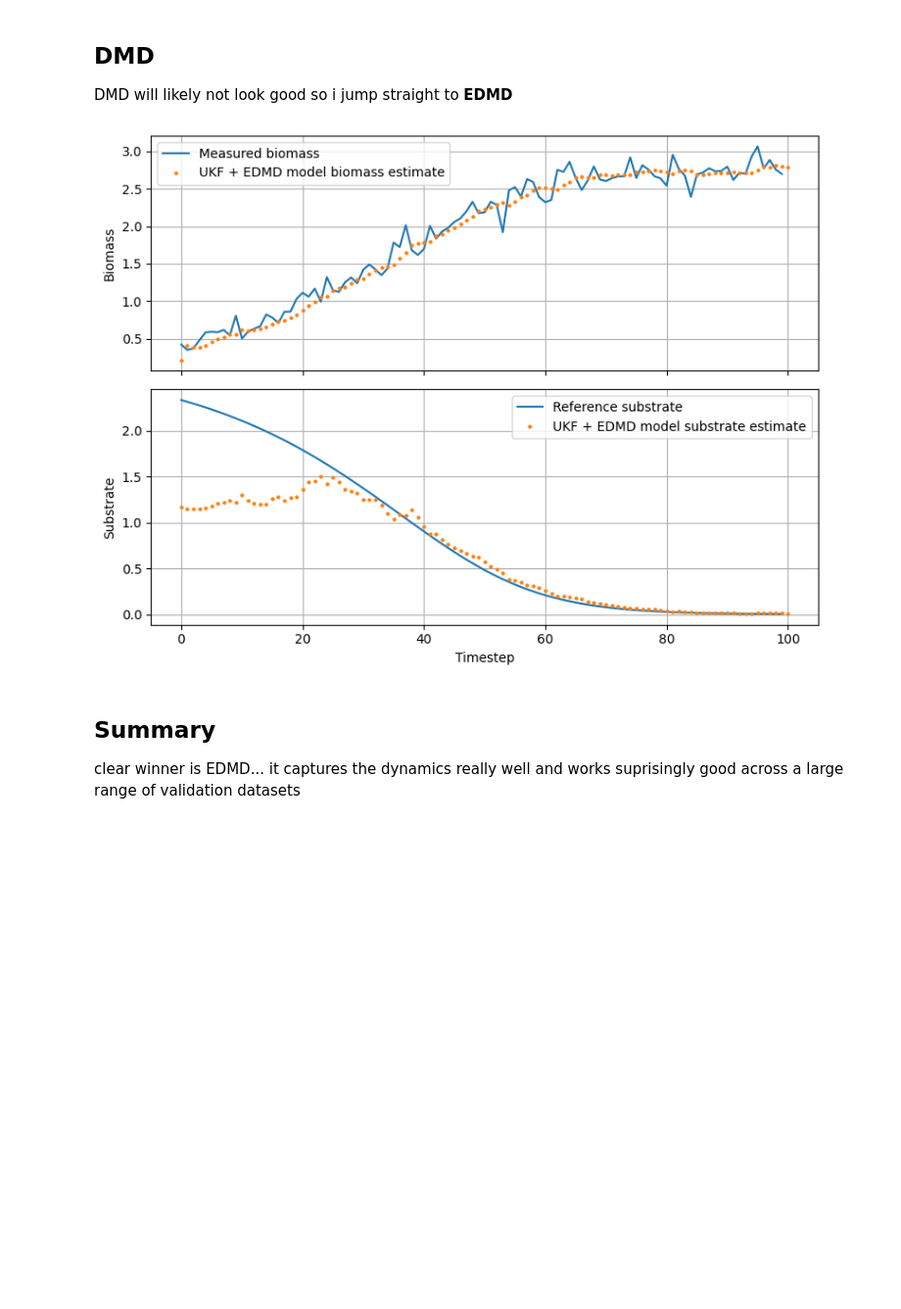
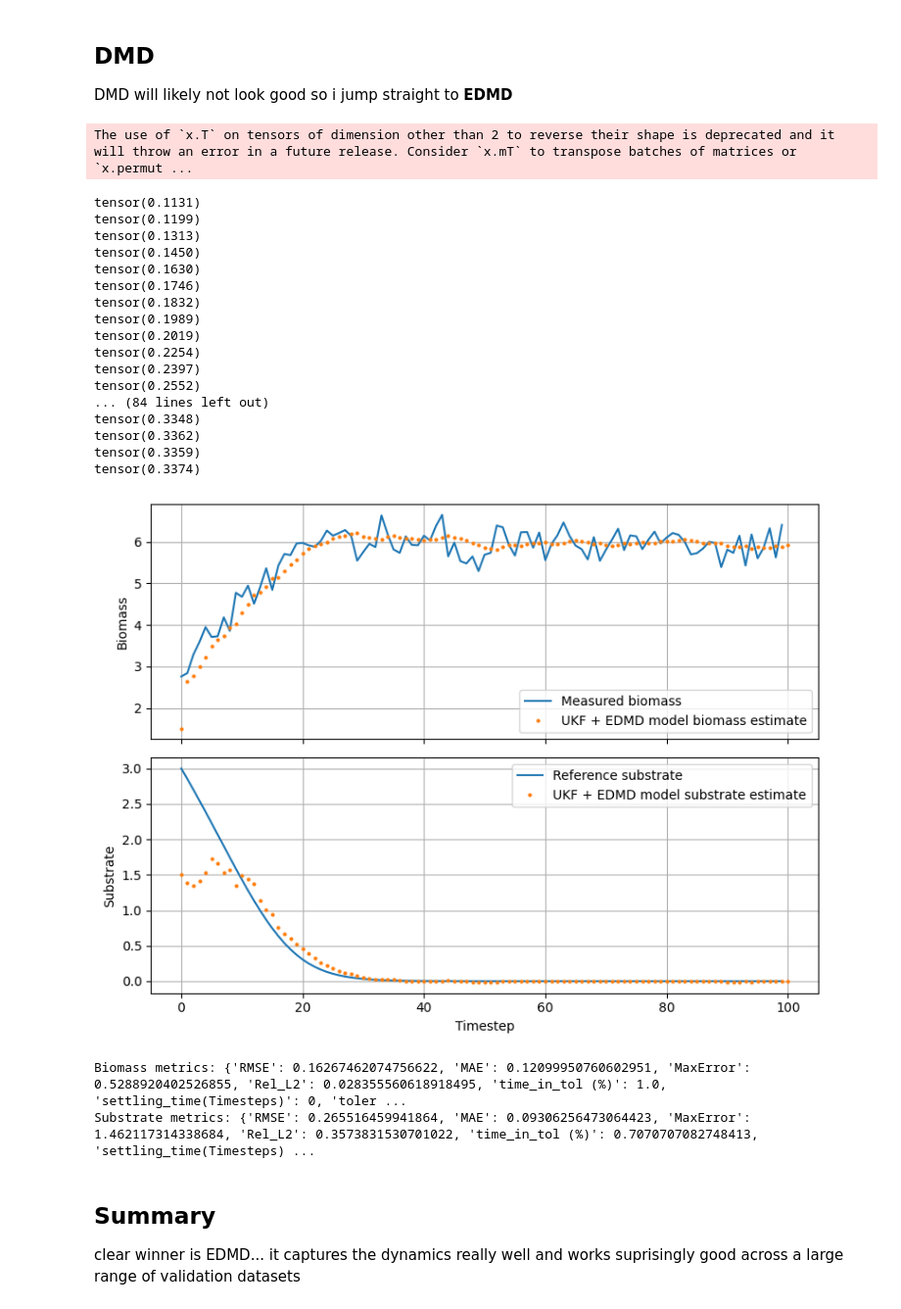
Before and after one commit to therealtoby1/Master, a Jupyter notebook: Cell_growth_integro_diff_Batch.ipynb, the cells around one changed output. Shown at 98% size. Drawn from its saved outputs; the diff is of its cells as text; code cells hidden in the pictures; blank space fills up the shorter version.

```diff
--- a/Cell_growth_integro_diff_Batch.ipynb
+++ b/Cell_growth_integro_diff_Batch.ipynb
@@ -518,22 +538,18 @@ norm_scales=torch.load("Training_data_integro_diff_batch/normalization_scales.pt
 the way i set it up the UKF takes place in the normalized space (otherwise the numbers get too big--> Nan values), so the user passes n_max and s_max (that was used in the training and can be found in the normalization_scales.pkl) and can also assign the covariance matrices. in the end i plot the stuff
 # %%
 #load dataset for comparison
-with open("Training_data_integro_diff_batch\Dataset_validation_integro_diff_Batch.pkl", "rb") as f:
+with open("Training_data_integro_diff_batch\Dataset_validation_integro_diff_Batch_for_plots.pkl", "rb") as f:
     Dataset_validation = pickle.load(f)
 
-N_pde= Dataset_validation[10]["n"]
-S_pde=Dataset_validation[10]["S"]
+N_pde= Dataset_validation[0]["n"]
+S_pde=Dataset_validation[0]["S"]
 biomass_measurement= (N_pde  * m[:,None]).sum(axis=0) * delta_m
 
 noise_std = 0.05 * biomass_measurement.max()   # e.g. 5% of max biomass
 biomass_noisy = biomass_measurement + np.random.normal(0, noise_std, size=biomass_measurement.shape)
 
-m_torch=torch.linspace(0,2e-10,M)
-delta_m_torch=(m_torch[1]-m_torch[0]).item()
-
-
-n0 = torch.tensor(Dataset_validation[10]["n"][:, 0], dtype=torch.float32)/2
-s0 = torch.tensor(Dataset_validation[10]["S"][0], dtype=torch.float32)/2
+n0 = torch.tensor(Dataset_validation[0]["n"][:, 0], dtype=torch.float32)/2
+s0 = torch.tensor(Dataset_validation[0]["S"][0], dtype=torch.float32)/2
 x0 = torch.cat([n0, s0.view(1)], 0)
 
 
@@ -696,31 +889,64 @@ K_tilde = edmd_mat["K_tilde"]
 U_r     = edmd_mat["U_r"]
 degree  = edmd_mat["degree"]
 
 f = lambda x, u=None: obs.f_model_EDMD(x,U_r=U_r,K_tilde=K_tilde,degree=degree)
 ukf_edmd = obs.UKF(state_dim=M+1,
                    meas_dim=1,
                    f_model=f,
                    h_model=h,
                    n_max=norm_scales["n_max"],         # for normalization
                    s_max=norm_scales["S_max"])
 
 ukf_edmd.set_initial_state(x0)            # applies normalization so the model doesn't result in NaNs
 ukf_edmd.P = torch.eye(ukf_edmd.n) * 1e-1  # bigger initial uncertainty
 ukf_edmd.Q = torch.eye(ukf_edmd.n) * 1e-4
 ukf_edmd.R = 0.05 * biomass_measurement.max()
 
 X_estimates = ukf_edmd.run(U_seq=None,
                            Y_seq=torch.tensor(biomass_noisy, dtype=torch.float32))
 
 # --------- PLOTS ---------
 # 1) biomass: measured vs estimated
 ukf_edmd.plot_results(
     X_estimates,
     biomass_noisy,
     S_reference=S_pde,
     m_torch=m_torch,
     delta_m_torch=delta_m_torch,
     title_prefix="UKF + EDMD model"
 )
+metrics = ukf_edmd.evaluate_errors(
+    X_estimates,
+    biomass_true=biomass_measurement,
+    S_true=S_pde,
+    m_torch=m_torch,
+    delta_m_torch=delta_m_torch,
+    rel_tol=0.10,   # 10% tolerance
+    abs_tol=1e-3,   # absolute floor
+    window=10       # must stay within tol for 10 steps
+)
+
+print("Biomass metrics:", metrics["biomass"])
+print("Substrate metrics:", metrics["substrate"])
 # %% [output]
+The use of `x.T` on tensors of dimension other than 2 to reverse their shape is deprecated and it will throw an error in a future release. Consider `x.mT` to transpose batches of matrices or `x.permut ...
+tensor(0.1131)
+tensor(0.1199)
+tensor(0.1313)
+tensor(0.1450)
+tensor(0.1630)
+tensor(0.1746)
+tensor(0.1832)
+tensor(0.1989)
+tensor(0.2019)
+tensor(0.2254)
+tensor(0.2397)
+tensor(0.2552)
+... (84 lines left out)
+tensor(0.3348)
+tensor(0.3362)
+tensor(0.3359)
+tensor(0.3374)
-[figure, old version]
+[figure, new version]
+Biomass metrics: {'RMSE': 0.16267462074756622, 'MAE': 0.12099950760602951, 'MaxError': 0.5288920402526855, 'Rel_L2': 0.028355560618918495, 'time_in_tol (%)': 1.0, 'settling_time(Timesteps)': 0, 'toler ...
+Substrate metrics: {'RMSE': 0.265516459941864, 'MAE': 0.09306256473064423, 'MaxError': 1.462117314338684, 'Rel_L2': 0.3573831530701022, 'time_in_tol (%)': 0.7070707082748413, 'settling_time(Timesteps) ...
```
Also changed, not shown: parts of 10 cells of this notebook, 7 other files.
